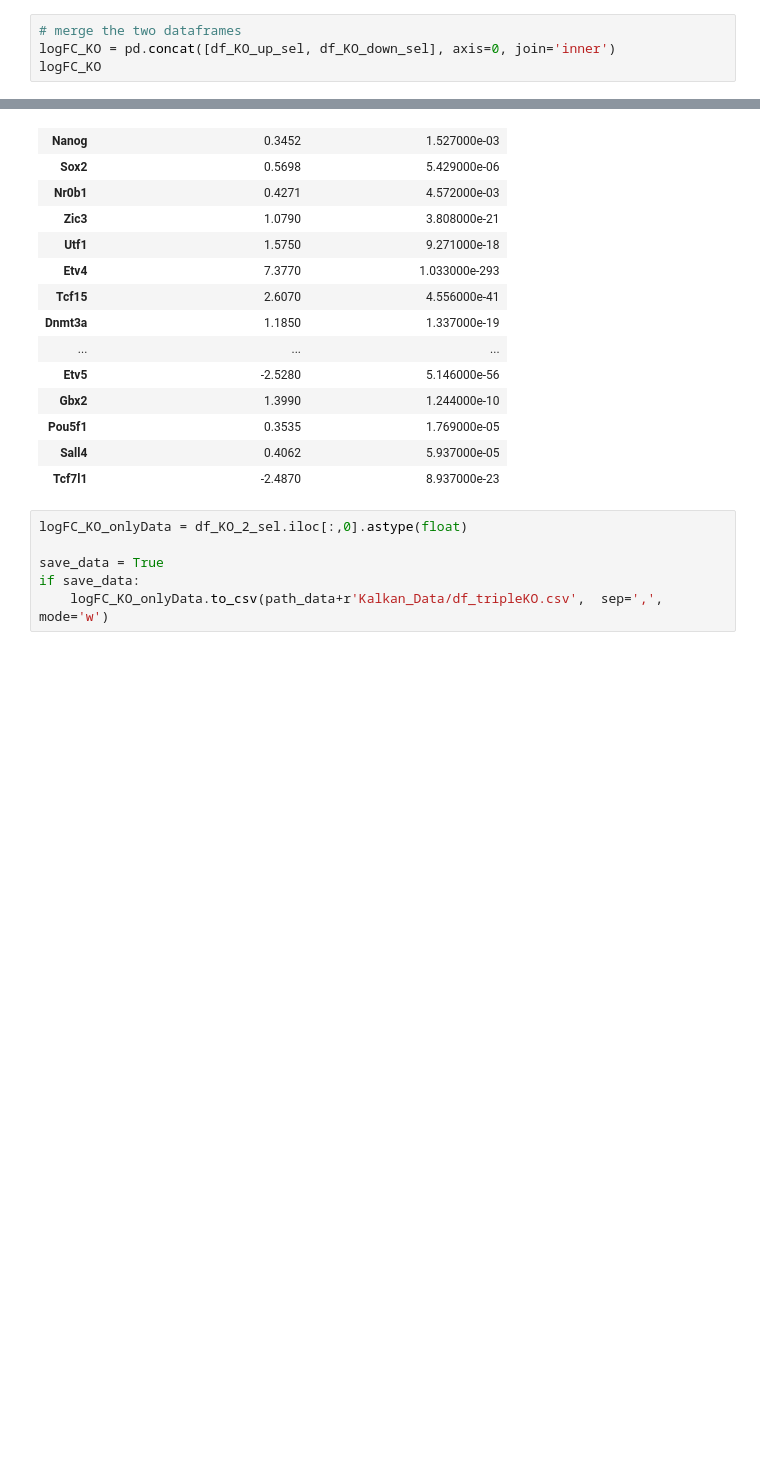
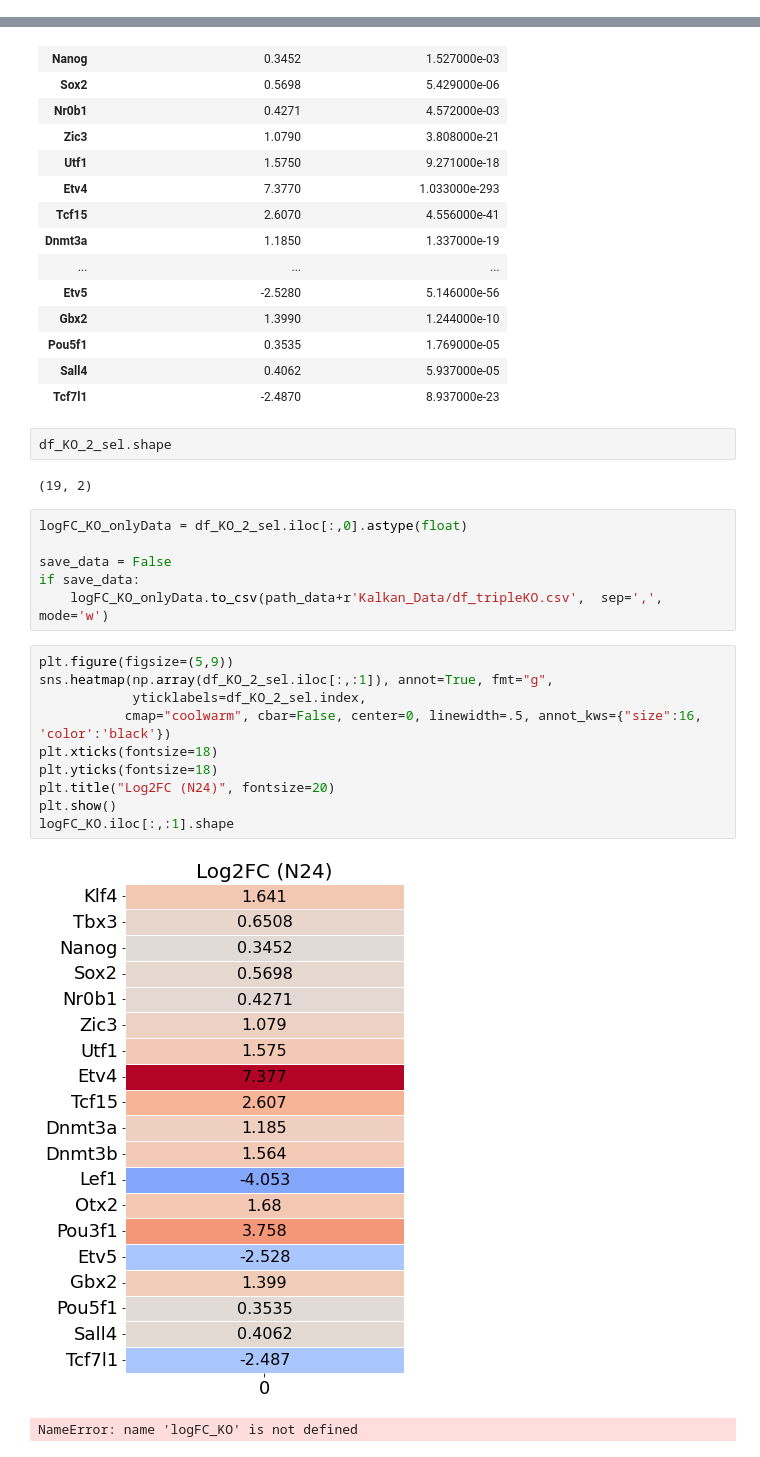
Before and after one commit to CleliaCorridori/GRN_Inference_CODE, a Jupyter notebook: Kalkan KO.ipynb, the cells around one changed output, grey strips where cells are left out. Cells and saved outputs as stored; diff of their text form; blank space fills up the shorter version.

```diff
--- a/Kalkan KO.ipynb
+++ b/Kalkan KO.ipynb
@@ -128,4 +48,0 @@ df_KO_down_sel
-# %%
-# merge the two dataframes
-logFC_KO = pd.concat([df_KO_up_sel, df_KO_down_sel], axis=0, join='inner')
-logFC_KO
@@ -250,9 +114,26 @@ df_KO_2_sel
 | Pou5f1 | 0.3535 | 1.769000e-05 |
 | Sall4 | 0.4062 | 5.937000e-05 |
 | Tcf7l1 | -2.4870 | 8.937000e-23 |
+# %%
+df_KO_2_sel.shape
+# %% [output]
+(19, 2)
 # %%
 logFC_KO_onlyData = df_KO_2_sel.iloc[:,0].astype(float)
 
-save_data = True
+save_data = False
 if save_data:
     logFC_KO_onlyData.to_csv(path_data+r'Kalkan_Data/df_tripleKO.csv',  sep=',', mode='w')
+# %%
+plt.figure(figsize=(5,9))
+sns.heatmap(np.array(df_KO_2_sel.iloc[:,:1]), annot=True, fmt="g",
+            yticklabels=df_KO_2_sel.index,
+           cmap="coolwarm", cbar=False, center=0, linewidth=.5, annot_kws={"size":16, 'color':'black'})
+plt.xticks(fontsize=18)
+plt.yticks(fontsize=18)
+plt.title("Log2FC (N24)", fontsize=20)
+plt.show()
+logFC_KO.iloc[:,:1].shape
+# %% [output]
+[figure, added]
+NameError: name 'logFC_KO' is not defined
```
Also changed, not shown: parts of 7 cells of this notebook, 6 other files.
